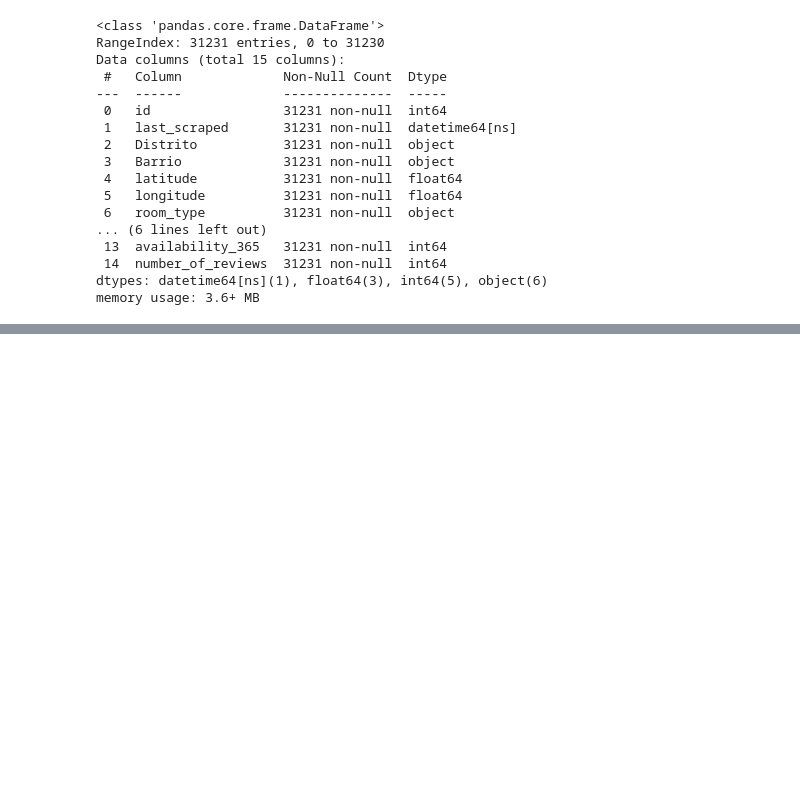
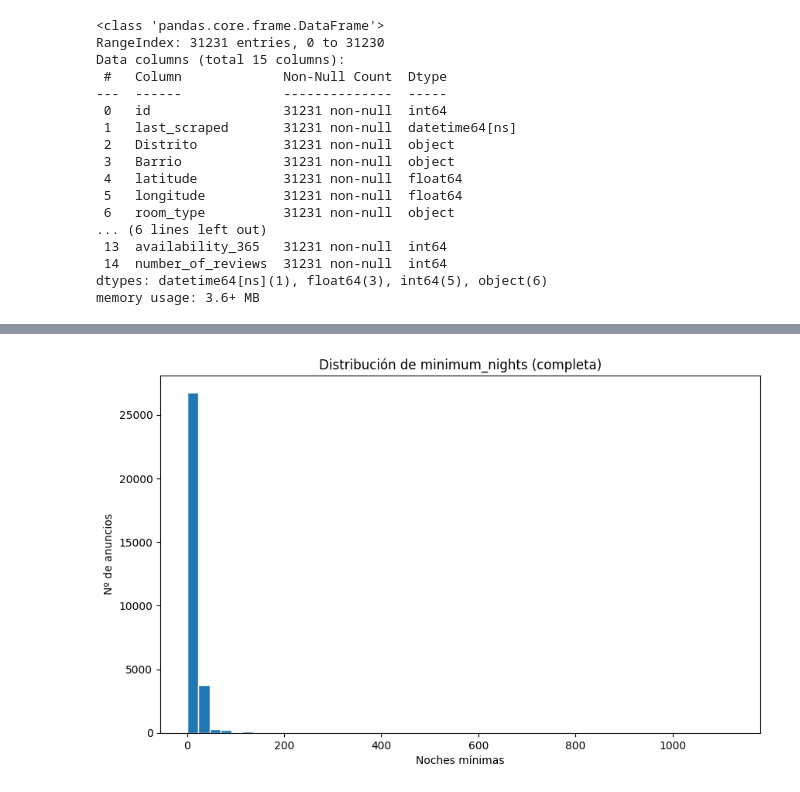
Before and after one commit to JavierPasAg/EDA_Tematica_del_proyecto, a Jupyter notebook: Main2.0.ipynb, the cells around one changed output, grey strips where cells are left out. Drawn from its saved outputs; the diff is of its cells as text; code cells hidden in the pictures; blank space fills up the shorter version.

Commit message:
noches minimas

```diff
--- a/Main2.0.ipynb
+++ b/Main2.0.ipynb
@@ -456,0 +225,11 @@ Al desagregar por barrio se observa aún mejor el patrón de concentración: los
+# %%
+x = df_all2["minimum_nights"]
+
+fig, ax = plt.subplots(figsize=(10,6))
+ax.hist(x, bins=50, edgecolor="white")   # o bins="auto"
+ax.set_title("Distribución de minimum_nights (completa)")
+ax.set_xlabel("Noches mínimas")
+ax.set_ylabel("Nº de anuncios")
+plt.show()
+# %% [output]
+[figure, added]
```
Also changed, not shown: parts of 26 cells of this notebook.
